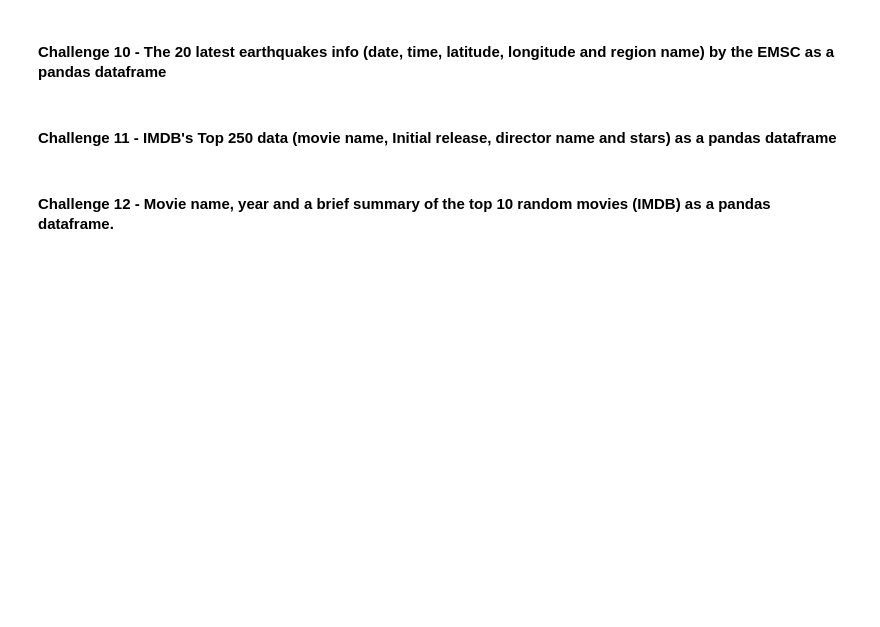
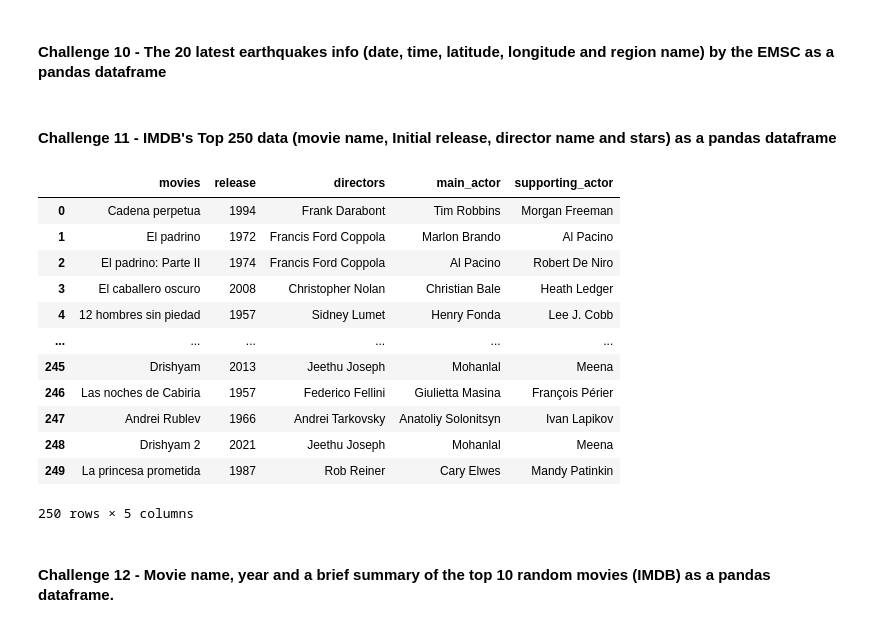
Before and after one commit to Ironhack-Data-Madrid-Enero-2022/lab-web-scraping, a Jupyter notebook: your-code/main.ipynb, the cells around one changed output. Saved outputs shown, nothing was run; the diff lists cells and outputs as text; code cells hidden in the pictures; blank space fills up the shorter version.

```diff
--- a/your-code/main.ipynb
+++ b/your-code/main.ipynb
@@ -619,3 +605,38 @@ url = 'https://www.imdb.com/chart/top'
+# %%
+tabla=soup.find_all('td', {'class': 'titleColumn'})
+# %%
+# To obtain the name of the movies and year of release.
+titles=[e.text.strip() for e in tabla]
+mov =[]
+for i in titles:
+    mov.append(i.split("\n"))
+movies =[element[1].strip() for element in mov]
+year =[element[2].replace("(", "").replace(")", "") for element in mov]
+# %%
+# To obtain the name of the directors and main and supporting actors.
+artists=[e.a.get("title").replace(" (dir.)", "").split(", ") for e in tabla]
+directors = [element[0] for element in artists]
+main_actor = [element[1] for element in artists]
+supporting_actor = [element[2] for element in artists]
+# %%
+# Data Frame
+top_movies = pd.DataFrame(list(zip(movies, year, directors, main_actor, supporting_actor)), columns= ['movies', 'release', 'directors', 'main_actor', 'supporting_actor'])
+# %%
+top_movies
+# %% [output]
+|  | movies | release | directors | main_actor | supporting_actor |
+| 0 | Cadena perpetua | 1994 | Frank Darabont | Tim Robbins | Morgan Freeman |
+| 1 | El padrino | 1972 | Francis Ford Coppola | Marlon Brando | Al Pacino |
+| 2 | El padrino: Parte II | 1974 | Francis Ford Coppola | Al Pacino | Robert De Niro |
+| 3 | El caballero oscuro | 2008 | Christopher Nolan | Christian Bale | Heath Ledger |
+| 4 | 12 hombres sin piedad | 1957 | Sidney Lumet | Henry Fonda | Lee J. Cobb |
+| ... | ... | ... | ... | ... | ... |
+| 245 | Drishyam | 2013 | Jeethu Joseph | Mohanlal | Meena |
+| 246 | Las noches de Cabiria | 1957 | Federico Fellini | Giulietta Masina | François Périer |
+| 247 | Andrei Rublev | 1966 | Andrei Tarkovsky | Anatoliy Solonitsyn | Ivan Lapikov |
+| 248 | Drishyam 2 | 2021 | Jeethu Joseph | Mohanlal | Meena |
+| 249 | La princesa prometida | 1987 | Rob Reiner | Cary Elwes | Mandy Patinkin |
+250 rows × 5 columns
 # %% [markdown]
 #### Challenge 12 - Movie name, year and a brief summary of the top 10 random movies (IMDB) as a pandas dataframe.
 # %%
```
Also changed, not shown: parts of 9 cells of this notebook.
